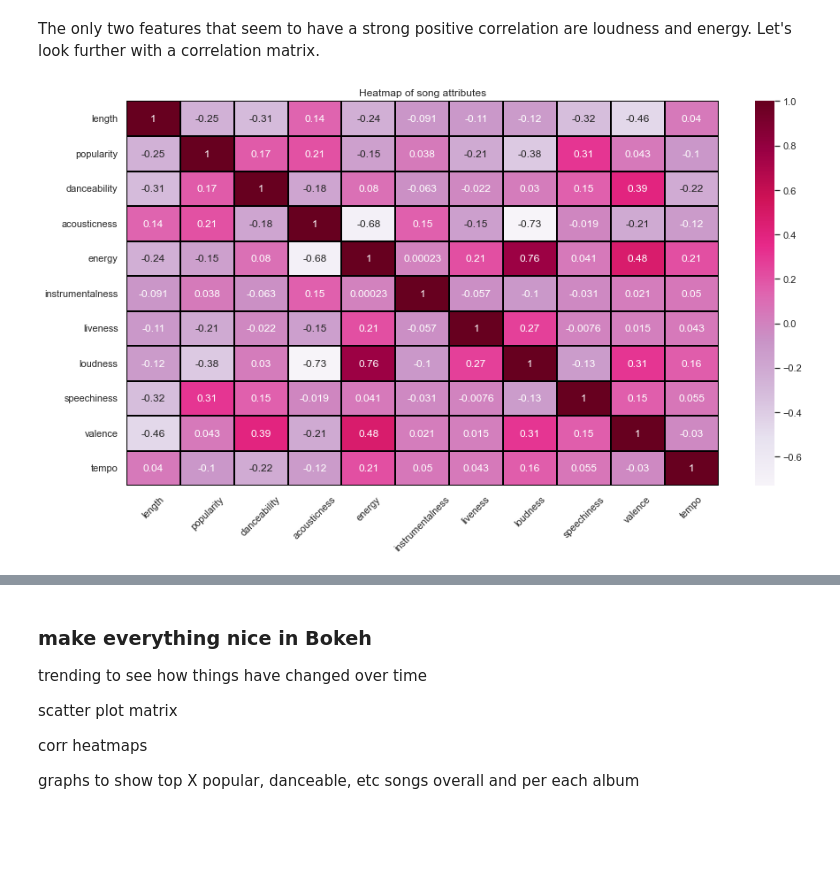
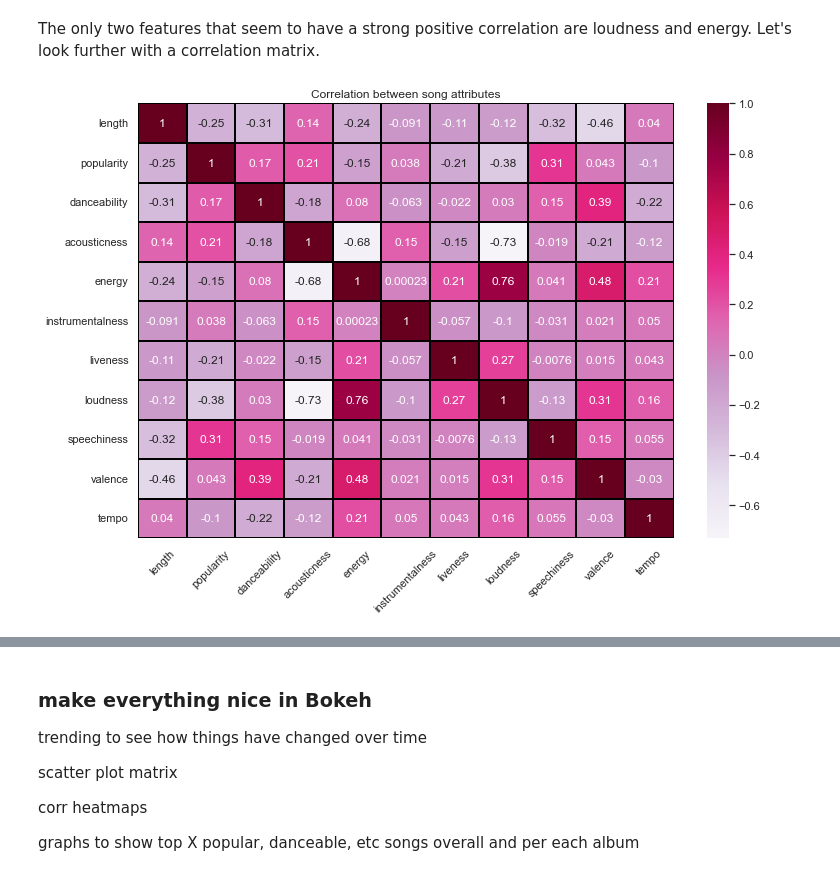
Before and after one commit to Wilb11/t-swift, a Jupyter notebook: taylor-swift-song-analysis.ipynb, the cells around one changed output, grey strips where cells are left out. Cells and saved outputs as stored; diff of their text form; code cells hidden in the pictures; blank space fills up the shorter version.

```diff
--- a/taylor-swift-song-analysis.ipynb
+++ b/taylor-swift-song-analysis.ipynb
@@ -241,10 +242,11 @@ sns.set(font_scale=1.2)
 # %%
 # show correlation heatmap
 corr = df.corr()
-sns.set(rc = {'figure.figsize':(15,8)})
+sns.set(rc = {'figure.figsize':(12,8)})
 sns.heatmap(corr, cmap="PuRd", annot=True, linecolor='black', linewidth=0.1)
 plt.xticks(rotation = 45)
-plt.title('Heatmap of song attributes')
+plt.title('Correlation between song attributes')
+plt.savefig('corr_all_attributes.png')
 plt.show()
 # %% [output]
-[figure, old version]
+[figure, new version]
```
Also changed, not shown: parts of 14 cells of this notebook, 3 other files.
